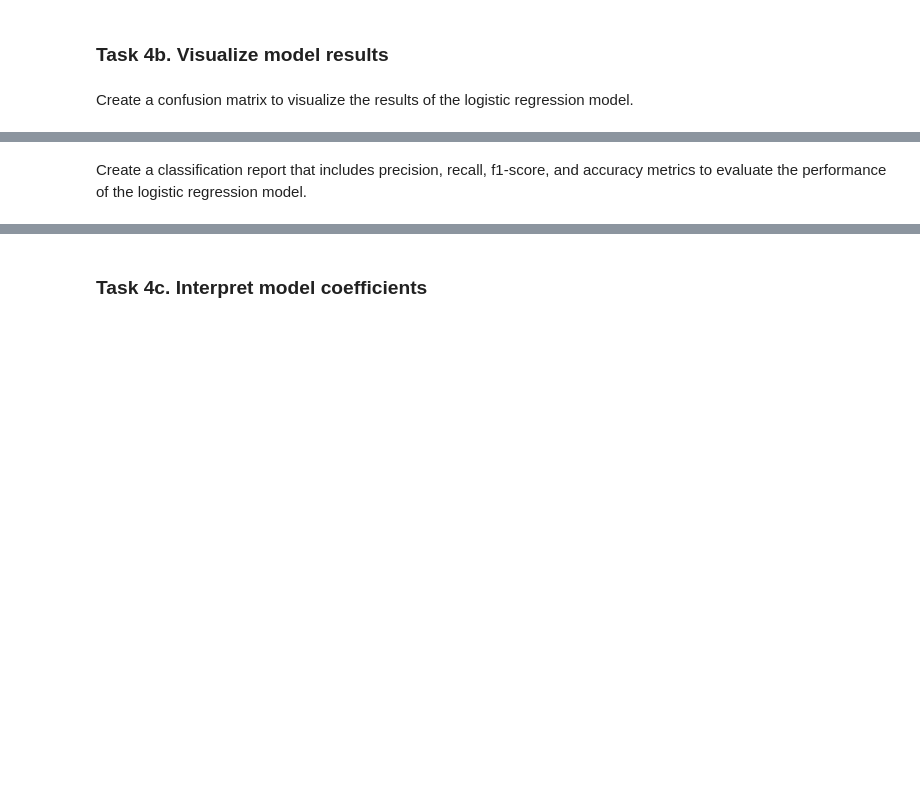
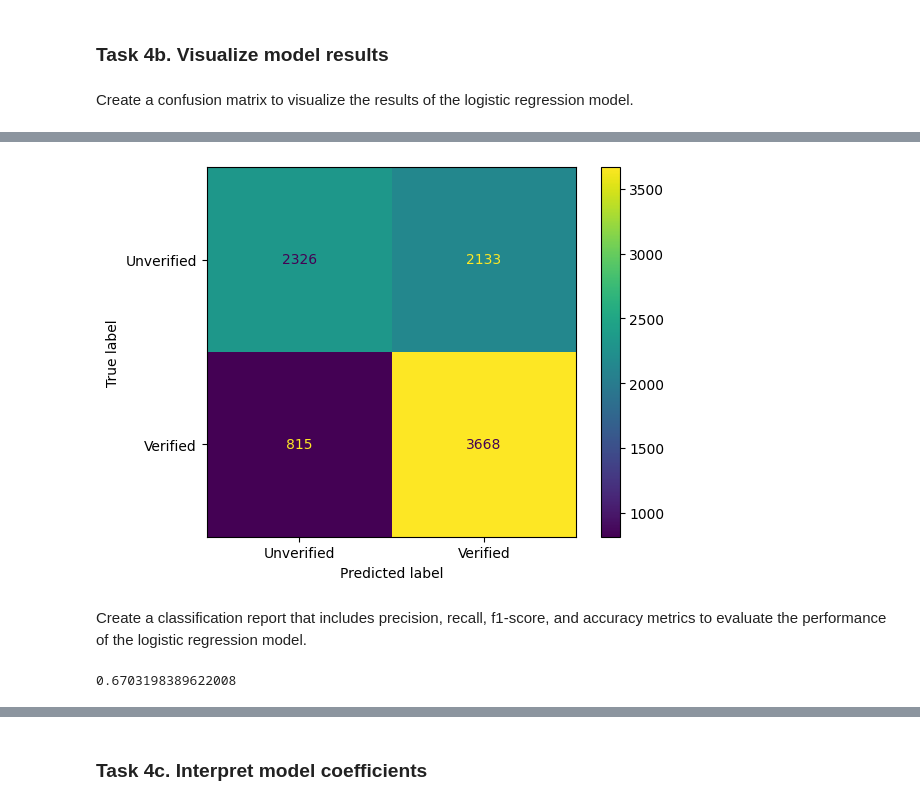
Before and after one commit to Cyberoctane29/Python-For-Data-Analysis, a Jupyter notebook: Course-5/Module_6/1_end_of_course_project.ipynb, the cells around one changed output, grey strips where cells are left out. Saved outputs shown, nothing was run; the diff lists cells and outputs as text; code cells hidden in the pictures; blank space fills up the shorter version.

```diff
--- a/Course-5/Module_6/1_end_of_course_project.ipynb
+++ b/Course-5/Module_6/1_end_of_course_project.ipynb
@@ -772,5 +836,24 @@ Create a confusion matrix to visualize the results of the logistic regression mo
+# %%
+# Compute values for confusion matrix
+log_cm = confusion_matrix(y_test_final, y_pred, labels=log_clf.classes_)
+
+# Define custom labels
+custom_labels = ["Unverified", "Verified"]
+
+# Create display of confusion matrix with custom labels
+log_disp = ConfusionMatrixDisplay(confusion_matrix=log_cm, display_labels=custom_labels)
+
+# Plot confusion matrix
+log_disp.plot()
+
+# Display plot
+plt.show()
+# %% [output]
+[figure, added]
 # %% [markdown]
 Create a classification report that includes precision, recall, f1-score, and accuracy metrics to evaluate the performance of the logistic regression model.
 # %%
 # Create a classification report
-### YOUR CODE HERE ###
+(3668+2326) / (3668 + 815 + 2326 + 2133)
+# %% [output]
+0.6703198389622008
```
Also changed, not shown: parts of 19 cells of this notebook.
